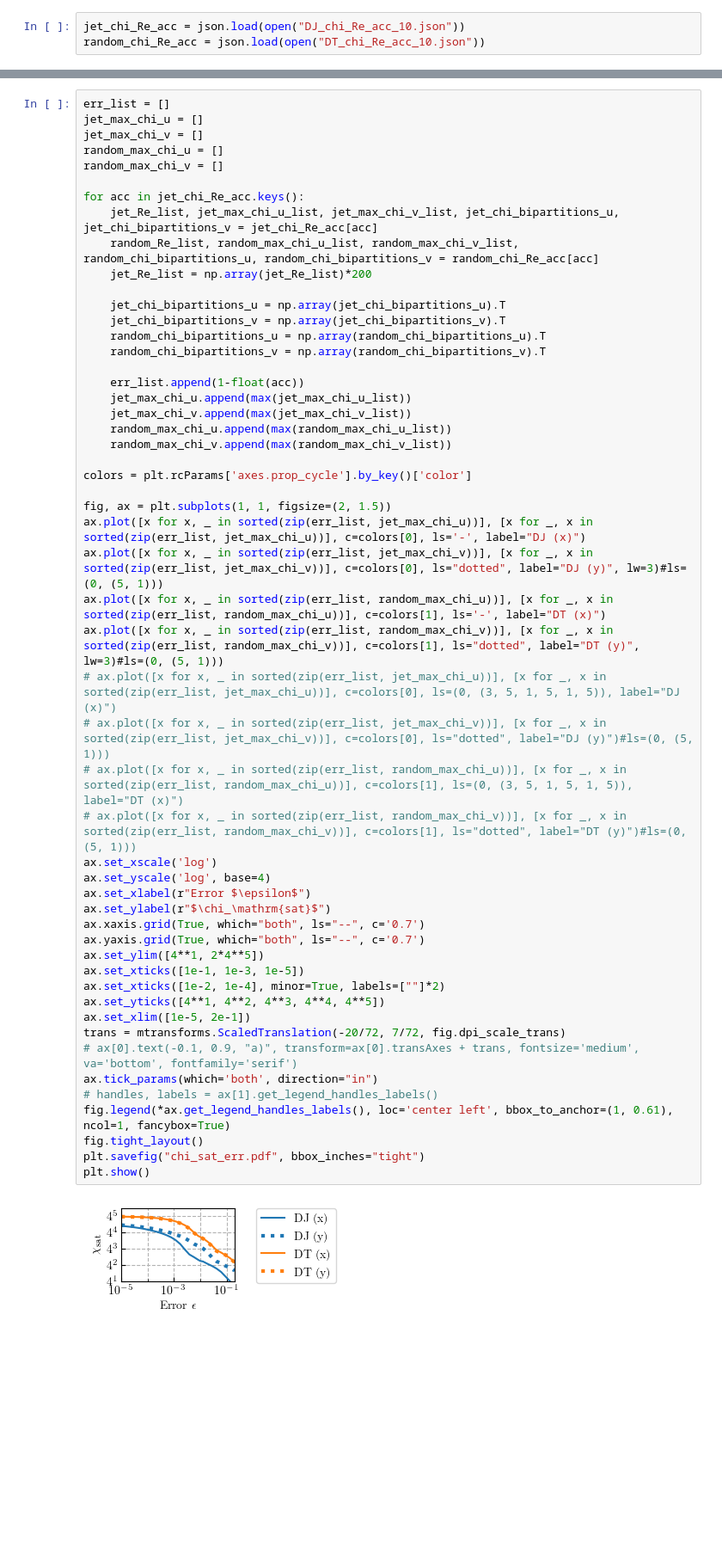
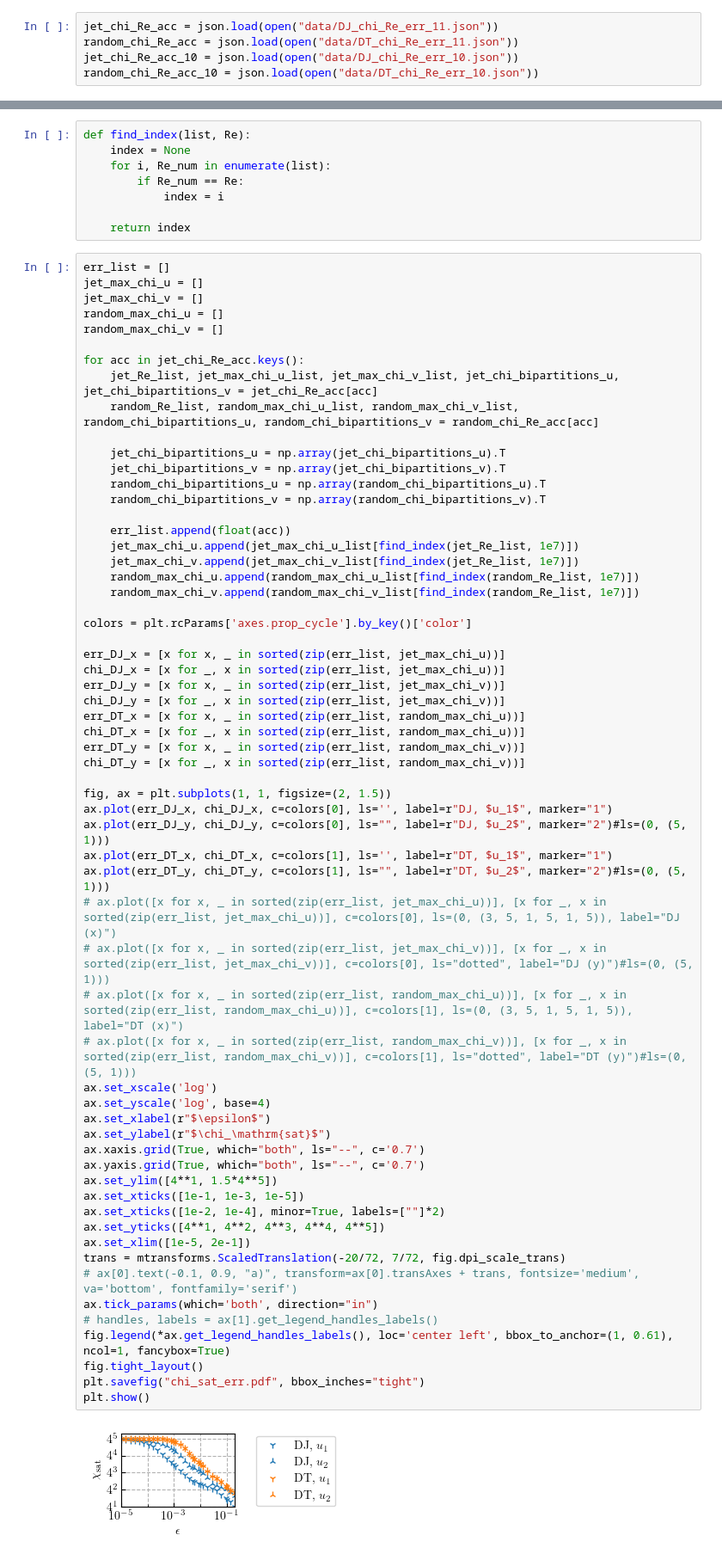
Before and after one commit to leolettuce/QIFS, a Jupyter notebook: Analysis/Chi_vs_Re_Analysis/chi_comparison.ipynb, the cells around one changed output, grey strips where cells are left out. Shown at 86% size. Cells and saved outputs as stored; diff of their text form; blank space fills up the shorter version.

```diff
--- a/Analysis/Chi_vs_Re_Analysis/chi_comparison.ipynb
+++ b/Analysis/Chi_vs_Re_Analysis/chi_comparison.ipynb
@@ -13,5 +22,7 @@ params = {'text.usetex' : True,
           }
 plt.rcParams.update(params)
 # %%
-jet_chi_Re_acc = json.load(open("DJ_chi_Re_acc_10.json"))
-random_chi_Re_acc = json.load(open("DT_chi_Re_acc_10.json"))
+jet_chi_Re_acc = json.load(open("data/DJ_chi_Re_err_11.json"))
+random_chi_Re_acc = json.load(open("data/DT_chi_Re_err_11.json"))
+jet_chi_Re_acc_10 = json.load(open("data/DJ_chi_Re_err_10.json"))
+random_chi_Re_acc_10 = json.load(open("data/DT_chi_Re_err_10.json"))
@@ -105,3 +293,11 @@ for acc in jet_chi_Re_acc.keys():
+# %%
+def find_index(list, Re):
+    index = None
+    for i, Re_num in enumerate(list):
+        if Re_num == Re:
+            index = i
+
+    return index
 # %%
 err_list = []
 jet_max_chi_u = []
@@ -112,48 +308,56 @@ random_max_chi_v = []
 for acc in jet_chi_Re_acc.keys():
     jet_Re_list, jet_max_chi_u_list, jet_max_chi_v_list, jet_chi_bipartitions_u, jet_chi_bipartitions_v = jet_chi_Re_acc[acc]
     random_Re_list, random_max_chi_u_list, random_max_chi_v_list, random_chi_bipartitions_u, random_chi_bipartitions_v = random_chi_Re_acc[acc]
-    jet_Re_list = np.array(jet_Re_list)*200
 
     jet_chi_bipartitions_u = np.array(jet_chi_bipartitions_u).T
     jet_chi_bipartitions_v = np.array(jet_chi_bipartitions_v).T
     random_chi_bipartitions_u = np.array(random_chi_bipartitions_u).T
     random_chi_bipartitions_v = np.array(random_chi_bipartitions_v).T
 
-    err_list.append(1-float(acc))
-    jet_max_chi_u.append(max(jet_max_chi_u_list))
-    jet_max_chi_v.append(max(jet_max_chi_v_list))
-    random_max_chi_u.append(max(random_max_chi_u_list))
-    random_max_chi_v.append(max(random_max_chi_v_list))
+    err_list.append(float(acc))
+    jet_max_chi_u.append(jet_max_chi_u_list[find_index(jet_Re_list, 1e7)])
+    jet_max_chi_v.append(jet_max_chi_v_list[find_index(jet_Re_list, 1e7)])
+    random_max_chi_u.append(random_max_chi_u_list[find_index(random_Re_list, 1e7)])
+    random_max_chi_v.append(random_max_chi_v_list[find_index(random_Re_list, 1e7)])
 
 colors = plt.rcParams['axes.prop_cycle'].by_key()['color']
 
+err_DJ_x = [x for x, _ in sorted(zip(err_list, jet_max_chi_u))]
+chi_DJ_x = [x for _, x in sorted(zip(err_list, jet_max_chi_u))]
+err_DJ_y = [x for x, _ in sorted(zip(err_list, jet_max_chi_v))]
+chi_DJ_y = [x for _, x in sorted(zip(err_list, jet_max_chi_v))]
+err_DT_x = [x for x, _ in sorted(zip(err_list, random_max_chi_u))]
+chi_DT_x = [x for _, x in sorted(zip(err_list, random_max_chi_u))]
+err_DT_y = [x for x, _ in sorted(zip(err_list, random_max_chi_v))]
+chi_DT_y = [x for _, x in sorted(zip(err_list, random_max_chi_v))]
+
 fig, ax = plt.subplots(1, 1, figsize=(2, 1.5))
-ax.plot([x for x, _ in sorted(zip(err_list, jet_max_chi_u))], [x for _, x in sorted(zip(err_list, jet_max_chi_u))], c=colors[0], ls='-', label="DJ (x)")
-ax.plot([x for x, _ in sorted(zip(err_list, jet_max_chi_v))], [x for _, x in sorted(zip(err_list, jet_max_chi_v))], c=colors[0], ls="dotted", label="DJ (y)", lw=3)#ls=(0, (5, 1)))
-ax.plot([x for x, _ in sorted(zip(err_list, random_max_chi_u))], [x for _, x in sorted(zip(err_list, random_max_chi_u))], c=colors[1], ls='-', label="DT (x)")
-ax.plot([x for x, _ in sorted(zip(err_list, random_max_chi_v))], [x for _, x in sorted(zip(err_list, random_max_chi_v))], c=colors[1], ls="dotted", label="DT (y)", lw=3)#ls=(0, (5, 1)))
+ax.plot(err_DJ_x, chi_DJ_x, c=colors[0], ls='', label=r"DJ, $u_1$", marker="1")
+ax.plot(err_DJ_y, chi_DJ_y, c=colors[0], ls="", label=r"DJ, $u_2$", marker="2")#ls=(0, (5, 1)))
+ax.plot(err_DT_x, chi_DT_x, c=colors[1], ls='', label=r"DT, $u_1$", marker="1")
+ax.plot(err_DT_y, chi_DT_y, c=colors[1], ls="", label=r"DT, $u_2$", marker="2")#ls=(0, (5, 1)))
 # ax.plot([x for x, _ in sorted(zip(err_list, jet_max_chi_u))], [x for _, x in sorted(zip(err_list, jet_max_chi_u))], c=colors[0], ls=(0, (3, 5, 1, 5, 1, 5)), label="DJ (x)")
 # ax.plot([x for x, _ in sorted(zip(err_list, jet_max_chi_v))], [x for _, x in sorted(zip(err_list, jet_max_chi_v))], c=colors[0], ls="dotted", label="DJ (y)")#ls=(0, (5, 1)))
 # ax.plot([x for x, _ in sorted(zip(err_list, random_max_chi_u))], [x for _, x in sorted(zip(err_list, random_max_chi_u))], c=colors[1], ls=(0, (3, 5, 1, 5, 1, 5)), label="DT (x)")
 # ax.plot([x for x, _ in sorted(zip(err_list, random_max_chi_v))], [x for _, x in sorted(zip(err_list, random_max_chi_v))], c=colors[1], ls="dotted", label="DT (y)")#ls=(0, (5, 1)))
 ax.set_xscale('log')
 ax.set_yscale('log', base=4)
-ax.set_xlabel(r"Error $\epsilon$")
+ax.set_xlabel(r"$\epsilon$")
 ax.set_ylabel(r"$\chi_\mathrm{sat}$")
 ax.xaxis.grid(True, which="both", ls="--", c='0.7')
 ax.yaxis.grid(True, which="both", ls="--", c='0.7')
-ax.set_ylim([4**1, 2*4**5])
+ax.set_ylim([4**1, 1.5*4**5])
 ax.set_xticks([1e-1, 1e-3, 1e-5])
 ax.set_xticks([1e-2, 1e-4], minor=True, labels=[""]*2)
 ax.set_yticks([4**1, 4**2, 4**3, 4**4, 4**5])
 ax.set_xlim([1e-5, 2e-1])
 trans = mtransforms.ScaledTranslation(-20/72, 7/72, fig.dpi_scale_trans)
 # ax[0].text(-0.1, 0.9, "a)", transform=ax[0].transAxes + trans, fontsize='medium', va='bottom', fontfamily='serif')
 ax.tick_params(which='both', direction="in")
 # handles, labels = ax[1].get_legend_handles_labels()
 fig.legend(*ax.get_legend_handles_labels(), loc='center left', bbox_to_anchor=(1, 0.61), ncol=1, fancybox=True)
 fig.tight_layout()
 plt.savefig("chi_sat_err.pdf", bbox_inches="tight")
 plt.show()
 # %% [output]
-[figure, old version]
+[figure, new version]
```
Also changed, not shown: parts of 7 cells of this notebook, 39 other files.
